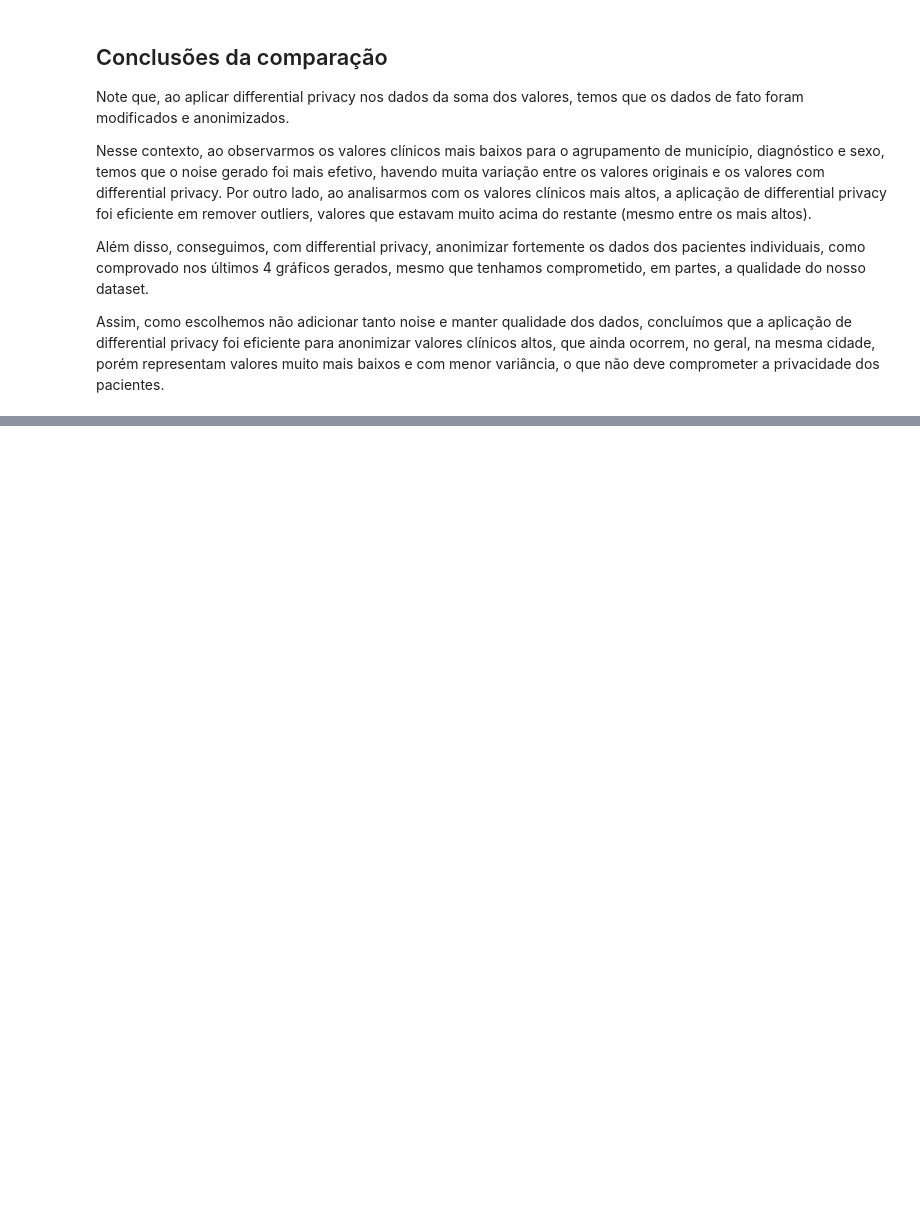
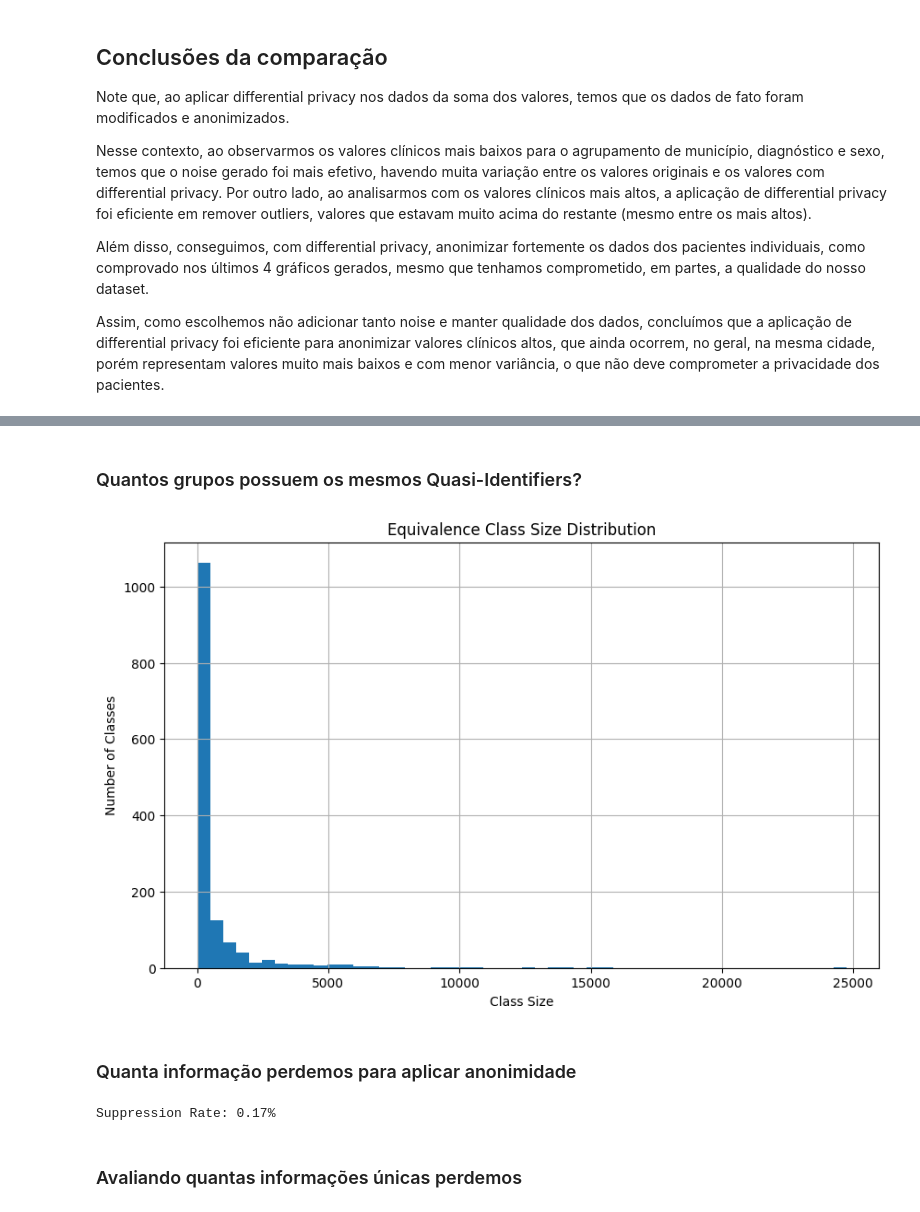
Before and after one commit to rodrigocmichelassi/health-privacy, a Jupyter notebook: health_privacy.ipynb, the cells around one changed output, grey strips where cells are left out. Saved outputs shown, nothing was run; the diff lists cells and outputs as text; code cells hidden in the pictures; blank space fills up the shorter version.

```diff
--- a/health_privacy.ipynb
+++ b/health_privacy.ipynb
@@ -766,0 +908,23 @@ Assim, como escolhemos não adicionar tanto noise e manter qualidade dos dados,
+# %% [markdown]
+### Quantos grupos possuem os mesmos Quasi-Identifiers?
+# %%
+group_sizes = df2.groupby(['MUNIC_RES', 'Sexo', 'NascDec', 'Cep2']).size()
+
+plt.figure(figsize=(10,6))
+group_sizes.hist(bins=50)
+plt.title('Equivalence Class Size Distribution')
+plt.xlabel('Class Size')
+plt.ylabel('Number of Classes')
+plt.grid(True)
+plt.show()
+# %% [output]
+[figure, added]
+# %% [markdown]
+### Quanta informação perdemos para aplicar anonimidade
+# %%
+suppression_rate = (1 - (len(df2) / len(df))) * 100
+print(f"Suppression Rate: {suppression_rate:.2f}%")
+# %% [output]
+Suppression Rate: 0.17%
+# %% [markdown]
+### Avaliando quantas informações únicas perdemos
```
Also changed, not shown: parts of 21 cells of this notebook, 1 other file.
